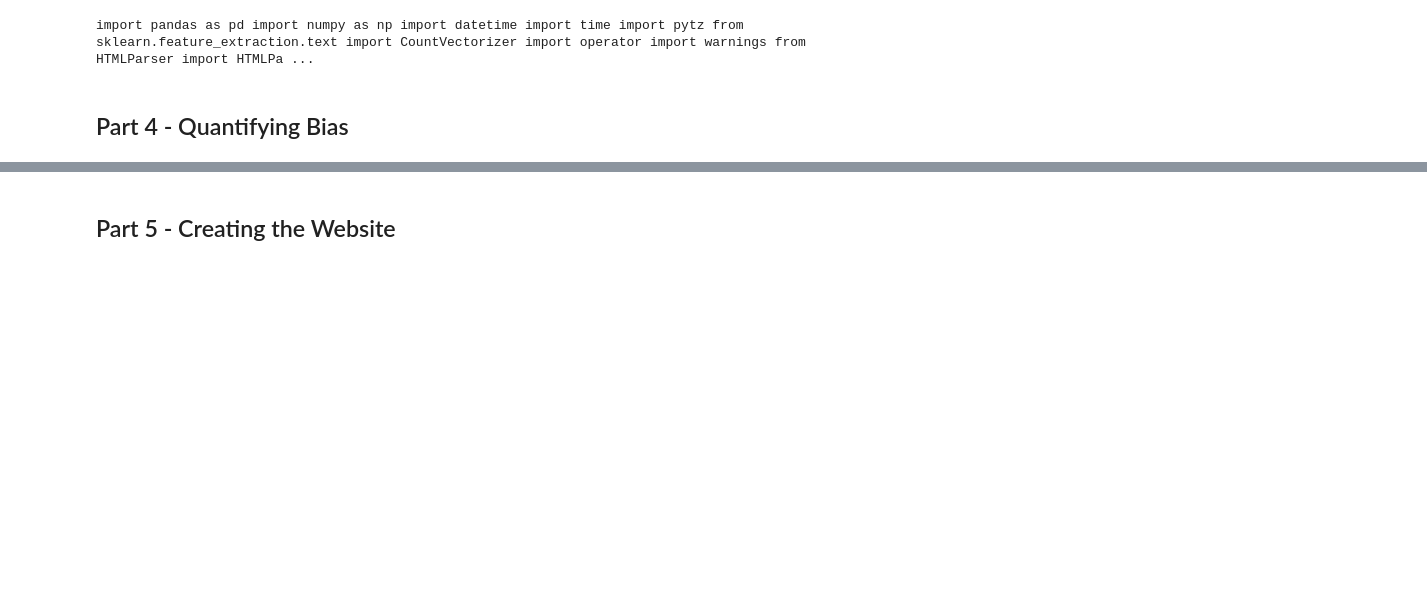
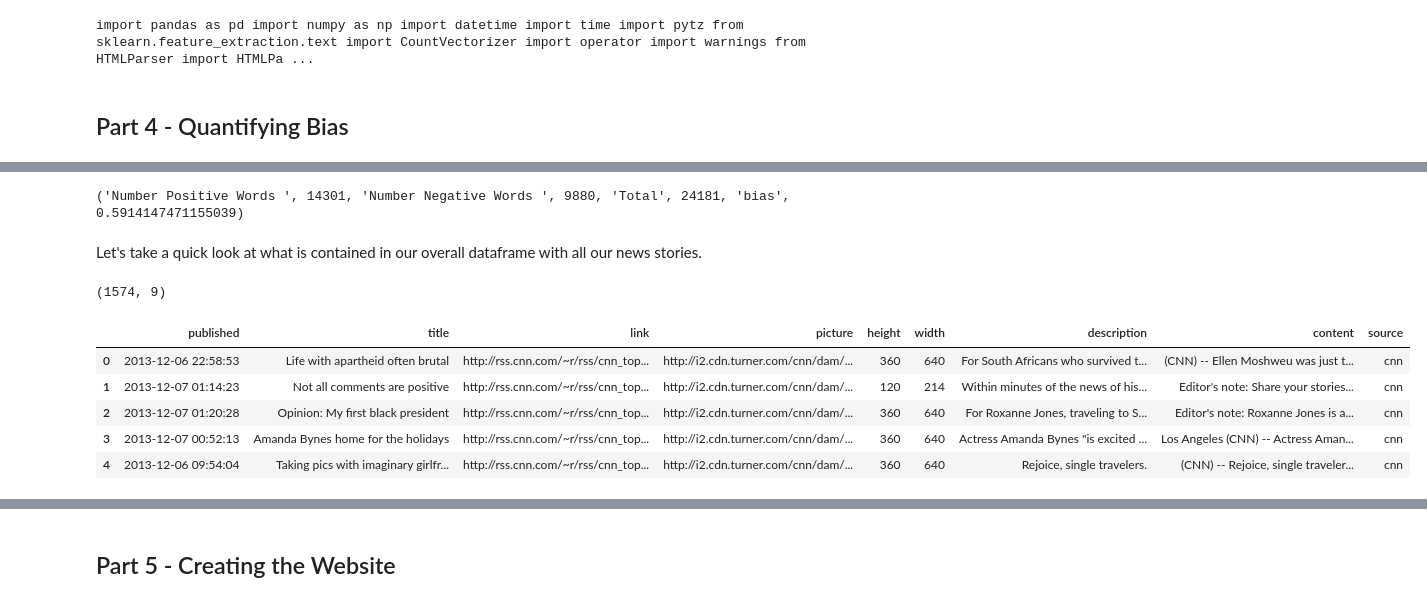
Before and after one commit to trender-io/report, a Jupyter notebook: trender-io.ipynb, the cells around one changed output, grey strips where cells are left out. Drawn from its saved outputs; the diff is of its cells as text; code cells hidden in the pictures; blank space fills up the shorter version.

```diff
--- a/trender-io.ipynb
+++ b/trender-io.ipynb
@@ -1731,0 +1877,28 @@ Brinda's part here.
+# %%
+def number_of_pos_neg(df):
+    numPos=0
+    numNeg=0
+    for l in df['pos']:
+        numPos=numPos+len(l)
+    for m in df['neg']:
+        numNeg=numNeg+len(m)
+    pos_bias_percentage = 0 if numPos+numNeg==0 else float(numPos)/float(numPos+numNeg)
+    return 'Number Positive Words ' ,numPos, 'Number Negative Words ' ,numNeg, 'Total', numPos+numNeg,'bias',pos_bias_percentage
+
+print number_of_pos_neg(posneg)
+# %% [output]
+('Number Positive Words ', 14301, 'Number Negative Words ', 9880, 'Total', 24181, 'bias', 0.5914147471155039)
+# %% [markdown]
+Let's take a quick look at what is contained in our overall dataframe with all our news stories.
+# %%
+dfall=pd.read_csv('stories.csv')
+print dfall.shape
+dfall.head()
+# %% [output]
+(1574, 9)
+|  | published | title | link | picture | height | width | description | content | source |
+| 0 | 2013-12-06 22:58:53 | Life with apartheid often brutal | http://rss.cnn.com/~r/rss/cnn_top... | http://i2.cdn.turner.com/cnn/dam/... | 360 | 640 | For South Africans who survived t... | (CNN) -- Ellen Moshweu was just t... | cnn |
+| 1 | 2013-12-07 01:14:23 | Not all comments are positive | http://rss.cnn.com/~r/rss/cnn_top... | http://i2.cdn.turner.com/cnn/dam/... | 120 | 214 | Within minutes of the news of his... | Editor's note: Share your stories... | cnn |
+| 2 | 2013-12-07 01:20:28 | Opinion: My first black president | http://rss.cnn.com/~r/rss/cnn_top... | http://i2.cdn.turner.com/cnn/dam/... | 360 | 640 | For Roxanne Jones, traveling to S... | Editor's note: Roxanne Jones is a... | cnn |
+| 3 | 2013-12-07 00:52:13 | Amanda Bynes home for the holidays | http://rss.cnn.com/~r/rss/cnn_top... | http://i2.cdn.turner.com/cnn/dam/... | 360 | 640 | Actress Amanda Bynes "is excited ... | Los Angeles (CNN) -- Actress Aman... | cnn |
+| 4 | 2013-12-06 09:54:04 | Taking pics with imaginary girlfr... | http://rss.cnn.com/~r/rss/cnn_top... | http://i2.cdn.turner.com/cnn/dam/... | 360 | 640 | Rejoice, single travelers. | (CNN) -- Rejoice, single traveler... | cnn |
```
Also changed, not shown: parts of 84 cells of this notebook.
